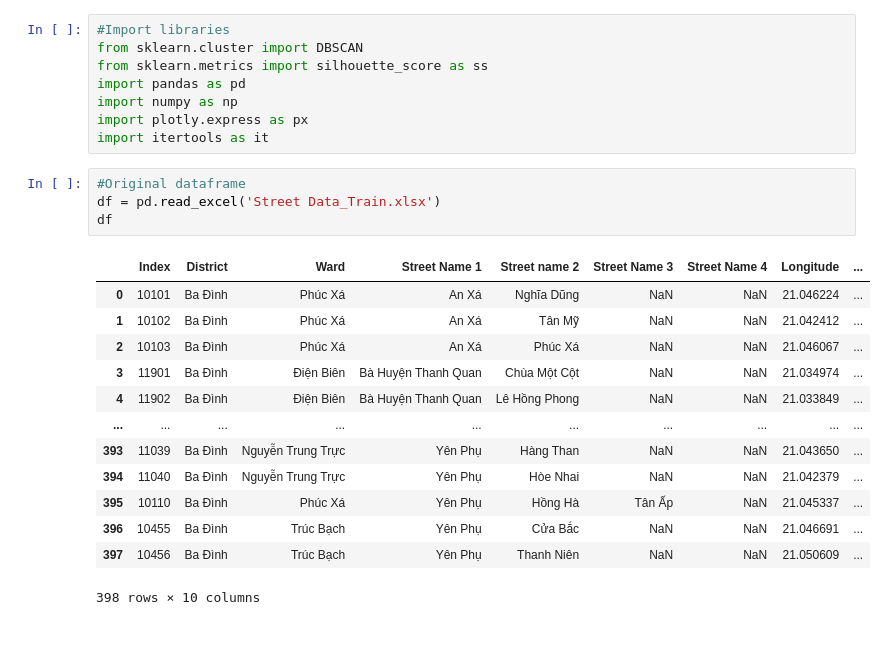
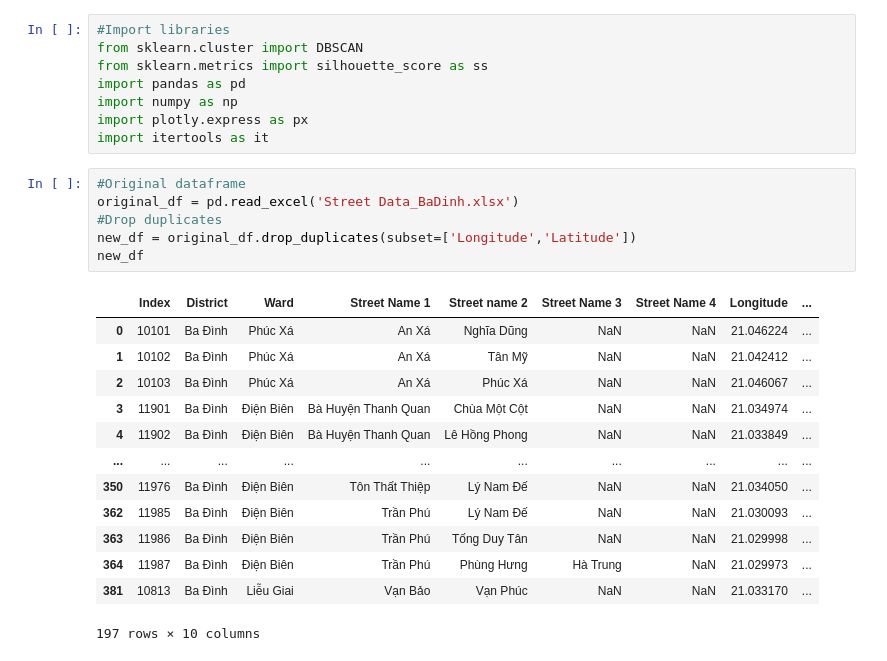
Before and after one commit to TQTien1/Street-Data, a Jupyter notebook: dbscan_test.ipynb, the cells around one changed output. Cells and saved outputs as stored; diff of their text form.

```diff
--- a/dbscan_test.ipynb
+++ b/dbscan_test.ipynb
@@ -8,19 +8,21 @@ import plotly.express as px
 import itertools as it
 # %%
 #Original dataframe
-df = pd.read_excel('Street Data_Train.xlsx')
-df
+original_df = pd.read_excel('Street Data_BaDinh.xlsx')
+#Drop duplicates
+new_df = original_df.drop_duplicates(subset=['Longitude','Latitude'])
+new_df
 # %% [output]
 |  | Index | District | Ward | Street Name 1 | Street name 2 | Street Name 3 | Street Name 4 | Longitude | ... |
 | 0 | 10101 | Ba Đình | Phúc Xá | An Xá | Nghĩa Dũng | NaN | NaN | 21.046224 | ... |
 | 1 | 10102 | Ba Đình | Phúc Xá | An Xá | Tân Mỹ | NaN | NaN | 21.042412 | ... |
 | 2 | 10103 | Ba Đình | Phúc Xá | An Xá | Phúc Xá | NaN | NaN | 21.046067 | ... |
 | 3 | 11901 | Ba Đình | Điện Biên | Bà Huyện Thanh Quan | Chùa Một Cột | NaN | NaN | 21.034974 | ... |
 | 4 | 11902 | Ba Đình | Điện Biên | Bà Huyện Thanh Quan | Lê Hồng Phong | NaN | NaN | 21.033849 | ... |
 | ... | ... | ... | ... | ... | ... | ... | ... | ... | ... |
-| 393 | 11039 | Ba Đình | Nguyễn Trung Trực | Yên Phụ | Hàng Than | NaN | NaN | 21.043650 | ... |
-| 394 | 11040 | Ba Đình | Nguyễn Trung Trực | Yên Phụ | Hòe Nhai | NaN | NaN | 21.042379 | ... |
-| 395 | 10110 | Ba Đình | Phúc Xá | Yên Phụ | Hồng Hà | Tân Ấp | NaN | 21.045337 | ... |
-| 396 | 10455 | Ba Đình | Trúc Bạch | Yên Phụ | Cửa Bắc | NaN | NaN | 21.046691 | ... |
-| 397 | 10456 | Ba Đình | Trúc Bạch | Yên Phụ | Thanh Niên | NaN | NaN | 21.050609 | ... |
+| 350 | 11976 | Ba Đình | Điện Biên | Tôn Thất Thiệp | Lý Nam Đế | NaN | NaN | 21.034050 | ... |
+| 362 | 11985 | Ba Đình | Điện Biên | Trần Phú | Lý Nam Đế | NaN | NaN | 21.030093 | ... |
+| 363 | 11986 | Ba Đình | Điện Biên | Trần Phú | Tống Duy Tân | NaN | NaN | 21.029998 | ... |
+| 364 | 11987 | Ba Đình | Điện Biên | Trần Phú | Phùng Hưng | Hà Trung | NaN | 21.029973 | ... |
+| 381 | 10813 | Ba Đình | Liễu Giai | Vạn Bảo | Vạn Phúc | NaN | NaN | 21.033170 | ... |
-398 rows × 10 columns
+197 rows × 10 columns
```
Also changed, not shown: parts of 33 cells of this notebook.
